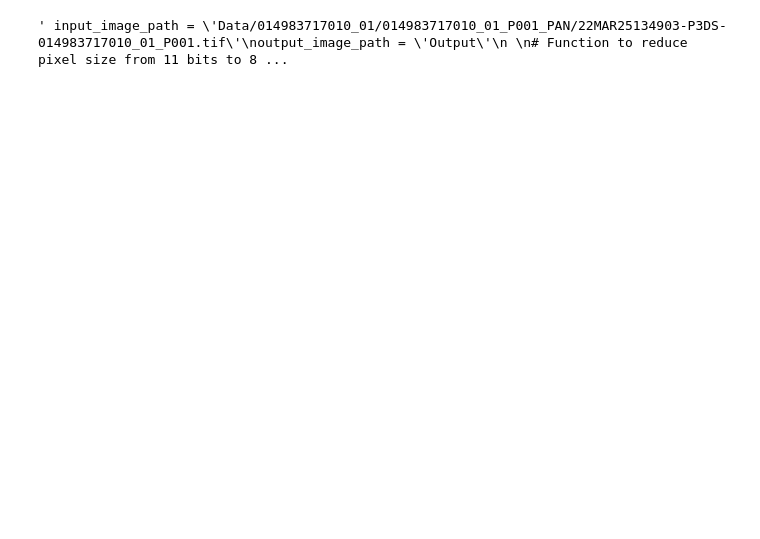
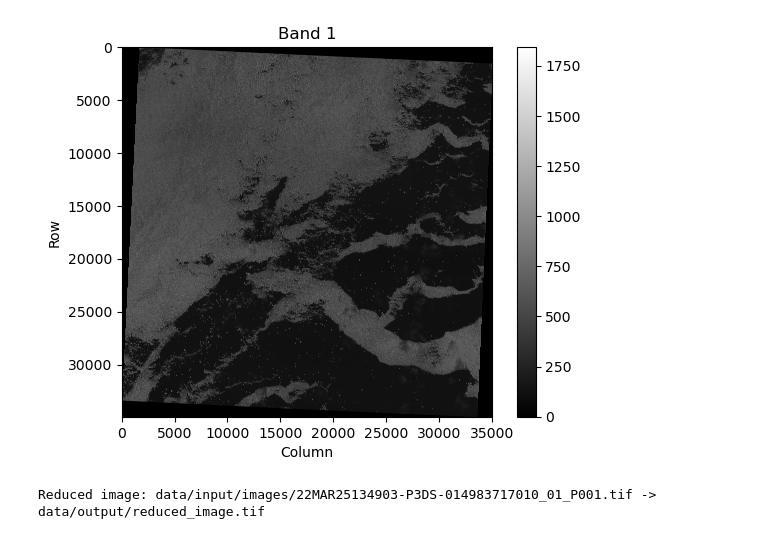
Before and after one commit to GeoKauko/TheNavySeals, a Jupyter notebook: 1_Preprocessing.ipynb, the cells around one changed output. Drawn from its saved outputs; the diff is of its cells as text; code cells hidden in the pictures; blank space fills up the shorter version.

Commit message:
Added function to reduce image quality to increase processing speed

```diff
--- a/1_Preprocessing.ipynb
+++ b/1_Preprocessing.ipynb
@@ -21,31 +24,36 @@ import matplotlib.pyplot as plt
 # %%
-#Change the path to your directory
-os.chdir('D:/E_2024_P6/P6/ACT')
-
 # Open the two rasters
-dataset = gdal.Open("Data/014983717010_01/014983717010_01_P001_PAN/22MAR25134903-P3DS-014983717010_01_P001.tif")
+dataset = gdal.Open("data/input/images/22MAR25134903-P3DS-014983717010_01_P001.tif")
 band1 = dataset.GetRasterBand(1)
 data = band1.ReadAsArray()
 
 geotransform = dataset.GetGeoTransform()
 projection = dataset.GetProjection()
 
 plt.imshow(data, cmap='gray')
 plt.colorbar()
 plt.title('Band 1')
 plt.xlabel('Column')
 plt.ylabel('Row')
 plt.show()
+# %% [output]
+[figure, added]
 # %%
 # Define the input and output paths for the single image
-''' input_image_path = 'Data/014983717010_01/014983717010_01_P001_PAN/22MAR25134903-P3DS-014983717010_01_P001.tif'
-output_image_path = 'Output'
+input_image_path = 'data/input/images/22MAR25134903-P3DS-014983717010_01_P001.tif'
+output_image_path = 'data/output/reduced_image.tif'
 
 # Function to reduce pixel size from 11 bits to 8 bits for a single image
 def reduce_pixel_size(input_path, output_path):
+    # Ensure the output directory exists
+    output_dir = os.path.dirname(output_path)
+    if not os.path.exists(output_dir):
+        os.makedirs(output_dir)
+
     with rasterio.open(input_path) as src:
         # Read the image as a numpy array
         image_array = src.read(1, masked=True)
+
         # Rescale the pixel values to fit within 8-bit range (0-255)
         scaled_array = (image_array / (2**11 - 1) * 255).astype(np.uint8)
 
@@ -59,9 +67,9 @@ def reduce_pixel_size(input_path, output_path):
 
 # Call the function
 reduce_pixel_size(input_image_path, output_image_path)
-print(f"Reduced image: {input_image_path} -> {output_image_path}")'''
+print(f"Reduced image: {input_image_path} -> {output_image_path}")
 # %% [output]
-' input_image_path = \'Data/014983717010_01/014983717010_01_P001_PAN/22MAR25134903-P3DS-014983717010_01_P001.tif\'\noutput_image_path = \'Output\'\n \n# Function to reduce pixel size from 11 bits to 8 ...
+Reduced image: data/input/images/22MAR25134903-P3DS-014983717010_01_P001.tif -> data/output/reduced_image.tif
 # %%
 # Get image dimensions
 width = dataset.RasterXSize
```
Also changed, not shown: parts of 1 cell of this notebook.
